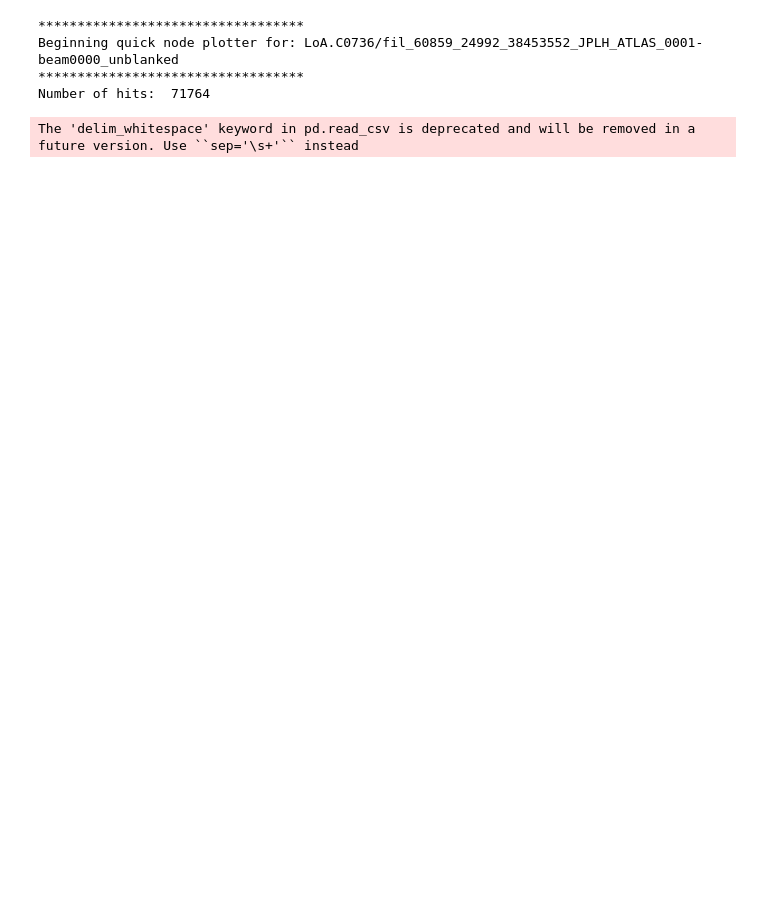
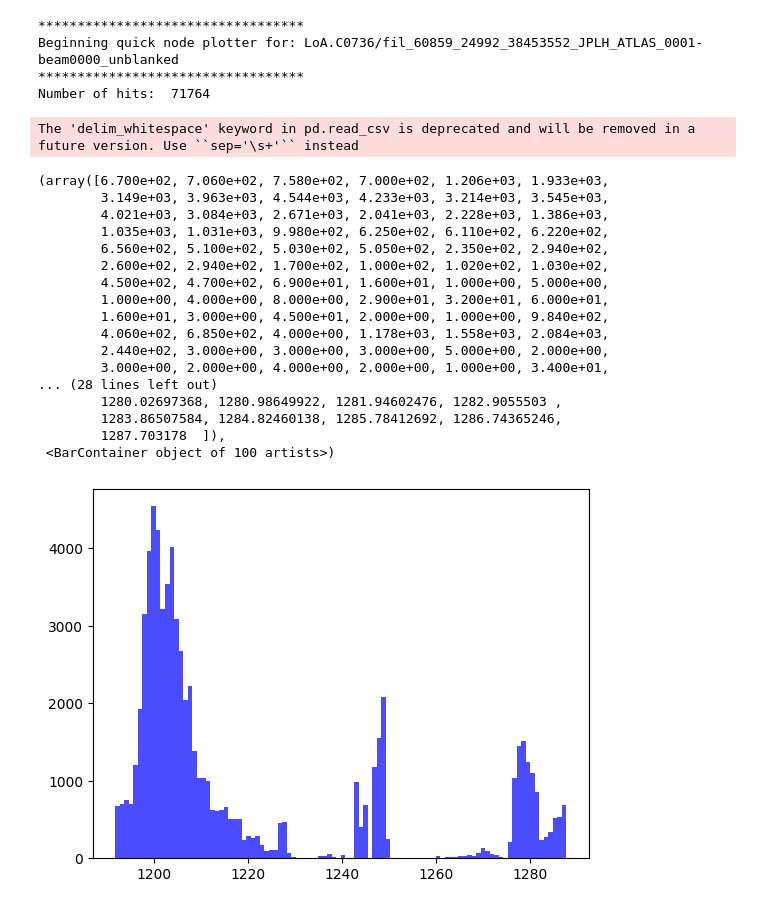
Before and after one commit to valegl04/BL_ATA_Alerts, a Jupyter notebook: ATA/blanking_ranges.ipynb, the cells around one changed output. Saved outputs shown, nothing was run; the diff lists cells and outputs as text; code cells hidden in the pictures; blank space fills up the shorter version.

```diff
--- a/ATA/blanking_ranges.ipynb
+++ b/ATA/blanking_ranges.ipynb
@@ -66,3 +50,24 @@ Beginning quick node plotter for: LoA.C0736/fil_60859_24992_38453552_JPLH_ATLAS_
 **********************************
 Number of hits:  71764
 The 'delim_whitespace' keyword in pd.read_csv is deprecated and will be removed in a future version. Use ``sep='\s+'`` instead
+# %%
+plt.hist(unblanked_bliss_results['Uncorrected_Frequency'], bins=100, color='blue', alpha=0.7)
+# %% [output]
+(array([6.700e+02, 7.060e+02, 7.580e+02, 7.000e+02, 1.206e+03, 1.933e+03,
+        3.149e+03, 3.963e+03, 4.544e+03, 4.233e+03, 3.214e+03, 3.545e+03,
+        4.021e+03, 3.084e+03, 2.671e+03, 2.041e+03, 2.228e+03, 1.386e+03,
+        1.035e+03, 1.031e+03, 9.980e+02, 6.250e+02, 6.110e+02, 6.220e+02,
+        6.560e+02, 5.100e+02, 5.030e+02, 5.050e+02, 2.350e+02, 2.940e+02,
+        2.600e+02, 2.940e+02, 1.700e+02, 1.000e+02, 1.020e+02, 1.030e+02,
+        4.500e+02, 4.700e+02, 6.900e+01, 1.600e+01, 1.000e+00, 5.000e+00,
+        1.000e+00, 4.000e+00, 8.000e+00, 2.900e+01, 3.200e+01, 6.000e+01,
+        1.600e+01, 3.000e+00, 4.500e+01, 2.000e+00, 1.000e+00, 9.840e+02,
+        4.060e+02, 6.850e+02, 4.000e+00, 1.178e+03, 1.558e+03, 2.084e+03,
+        2.440e+02, 3.000e+00, 3.000e+00, 3.000e+00, 5.000e+00, 2.000e+00,
+        3.000e+00, 2.000e+00, 4.000e+00, 2.000e+00, 1.000e+00, 3.400e+01,
+... (28 lines left out)
+        1280.02697368, 1280.98649922, 1281.94602476, 1282.9055503 ,
+        1283.86507584, 1284.82460138, 1285.78412692, 1286.74365246,
+        1287.703178  ]),
+ <BarContainer object of 100 artists>)
+[figure, added]
```
Also changed, not shown: parts of 6 cells of this notebook, 3 other files.
